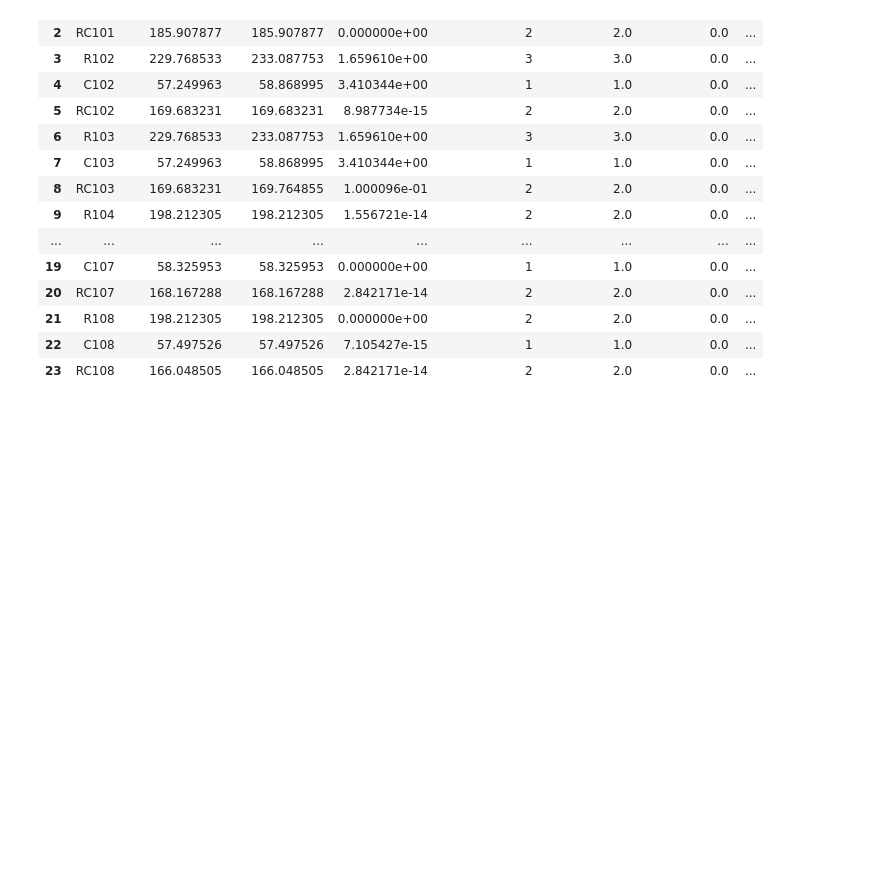
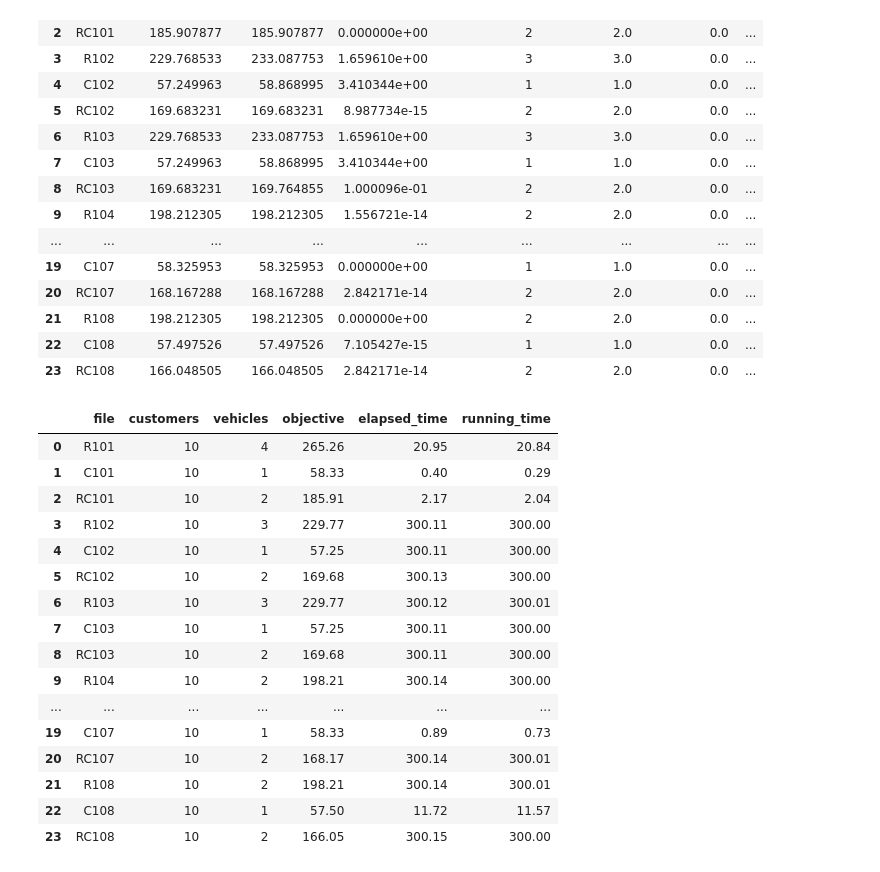
Before and after one commit to qlinhta/vrptw-psl, a Jupyter notebook: area51/viz.ipynb, the cells around one changed output. Saved outputs shown, nothing was run; the diff lists cells and outputs as text; code cells hidden in the pictures; blank space fills up the shorter version.

```diff
--- a/area51/viz.ipynb
+++ b/area51/viz.ipynb
@@ -173,3 +174,23 @@ solomon_10
 | 21 | R108 | 198.212305 | 198.212305 | 0.000000e+00 | 2 | 2.0 | 0.0 | ... |
 | 22 | C108 | 57.497526 | 57.497526 | 7.105427e-15 | 1 | 1.0 | 0.0 | ... |
 | 23 | RC108 | 166.048505 | 166.048505 | 2.842171e-14 | 2 | 2.0 | 0.0 | ... |
+# %%
+exact_scip_10
+# %% [output]
+|  | file | customers | vehicles | objective | elapsed_time | running_time |
+| 0 | R101 | 10 | 4 | 265.26 | 20.95 | 20.84 |
+| 1 | C101 | 10 | 1 | 58.33 | 0.40 | 0.29 |
+| 2 | RC101 | 10 | 2 | 185.91 | 2.17 | 2.04 |
+| 3 | R102 | 10 | 3 | 229.77 | 300.11 | 300.00 |
+| 4 | C102 | 10 | 1 | 57.25 | 300.11 | 300.00 |
+| 5 | RC102 | 10 | 2 | 169.68 | 300.13 | 300.00 |
+| 6 | R103 | 10 | 3 | 229.77 | 300.12 | 300.01 |
+| 7 | C103 | 10 | 1 | 57.25 | 300.11 | 300.00 |
+| 8 | RC103 | 10 | 2 | 169.68 | 300.11 | 300.00 |
+| 9 | R104 | 10 | 2 | 198.21 | 300.14 | 300.00 |
+| ... | ... | ... | ... | ... | ... | ... |
+| 19 | C107 | 10 | 1 | 58.33 | 0.89 | 0.73 |
+| 20 | RC107 | 10 | 2 | 168.17 | 300.14 | 300.01 |
+| 21 | R108 | 10 | 2 | 198.21 | 300.14 | 300.01 |
+| 22 | C108 | 10 | 1 | 57.50 | 11.72 | 11.57 |
+| 23 | RC108 | 10 | 2 | 166.05 | 300.15 | 300.00 |
```
Also changed, not shown: parts of 3 cells of this notebook, 2 other files.
